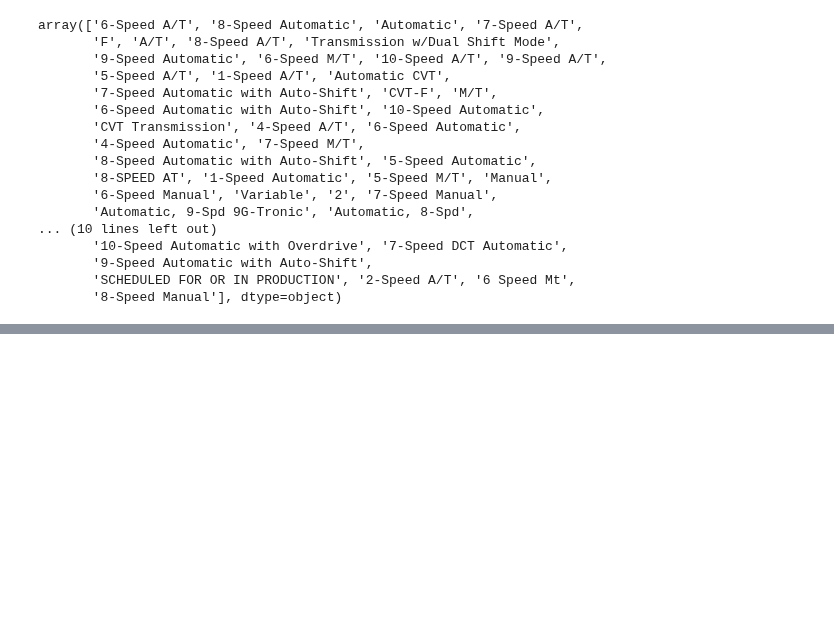
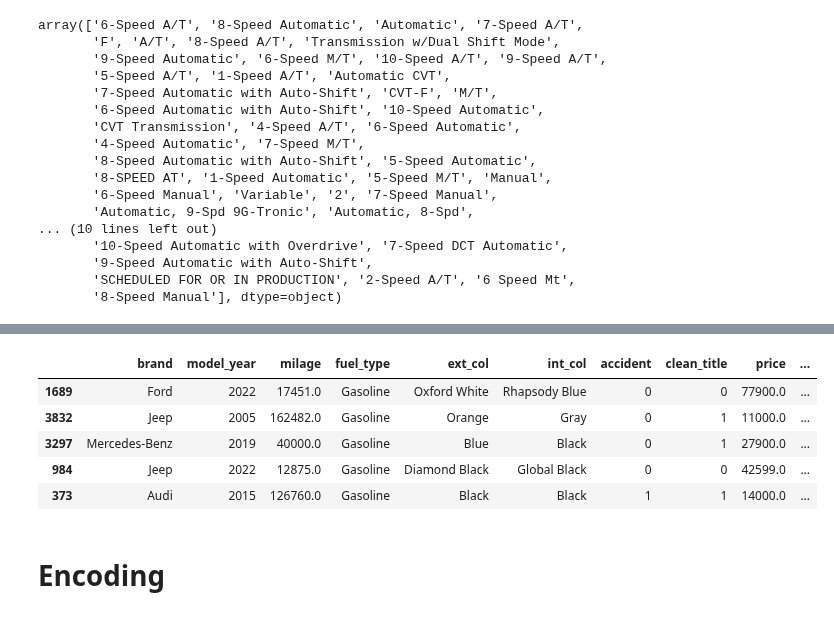
Before and after one commit to S1XTUS/KaggleXFellowShip-Used-Car-Price, a Jupyter notebook: Notebook-Used_Car.ipynb, the cells around one changed output, grey strips where cells are left out. Drawn from its saved outputs; the diff is of its cells as text; code cells hidden in the pictures; blank space fills up the shorter version.

```diff
--- a/Notebook-Used_Car.ipynb
+++ b/Notebook-Used_Car.ipynb
@@ -348,0 +385,17 @@ memory usage: 469.9+ KB
+# %%
+cols_drop = ['engine','transmission', 'model' ]
+df.drop(columns=cols_drop,axis=1, inplace=True)
+# %%
+clean_title_map = {'Yes': 1, 'No': 0}
+df['clean_title'] = df['clean_title'].apply(lambda x : clean_title_map[x])
+# %%
+df.sample(5)
+# %% [output]
+|  | brand | model_year | milage | fuel_type | ext_col | int_col | accident | clean_title | price | ... |
+| 1689 | Ford | 2022 | 17451.0 | Gasoline | Oxford White | Rhapsody Blue | 0 | 0 | 77900.0 | ... |
+| 3832 | Jeep | 2005 | 162482.0 | Gasoline | Orange | Gray | 0 | 1 | 11000.0 | ... |
+| 3297 | Mercedes-Benz | 2019 | 40000.0 | Gasoline | Blue | Black | 0 | 1 | 27900.0 | ... |
+| 984 | Jeep | 2022 | 12875.0 | Gasoline | Diamond Black | Global Black | 0 | 0 | 42599.0 | ... |
+| 373 | Audi | 2015 | 126760.0 | Gasoline | Black | Black | 1 | 1 | 14000.0 | ... |
+# %% [markdown]
+# Encoding
```
Also changed, not shown: parts of 36 cells of this notebook.
